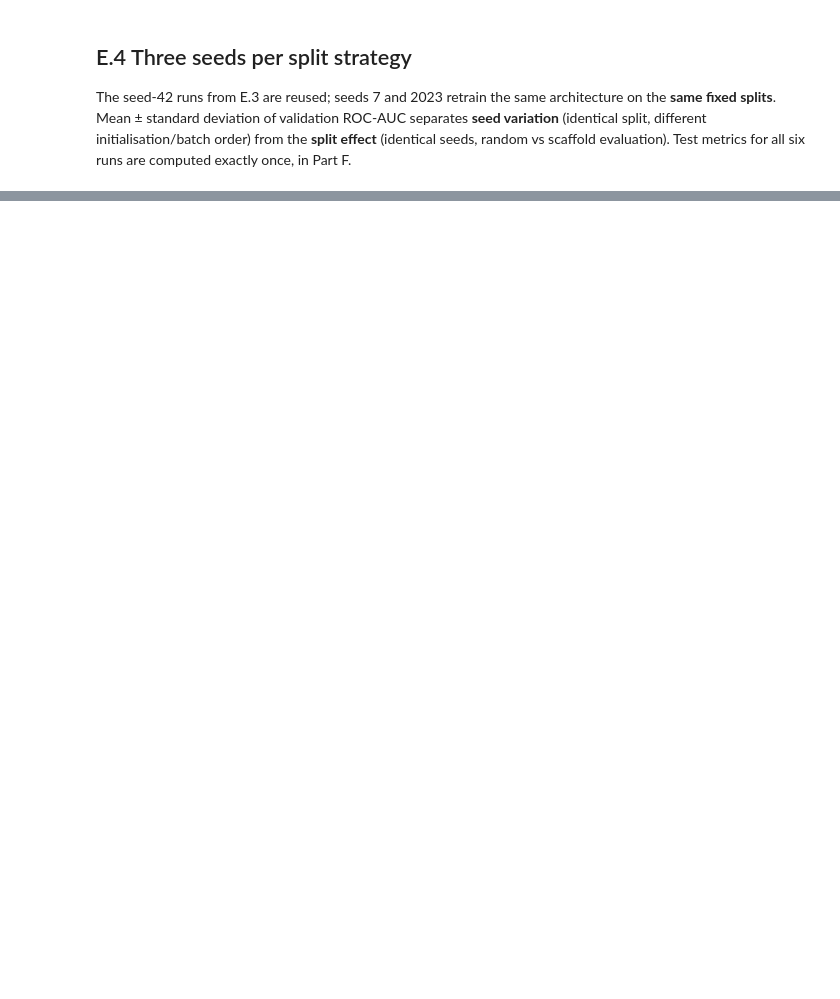
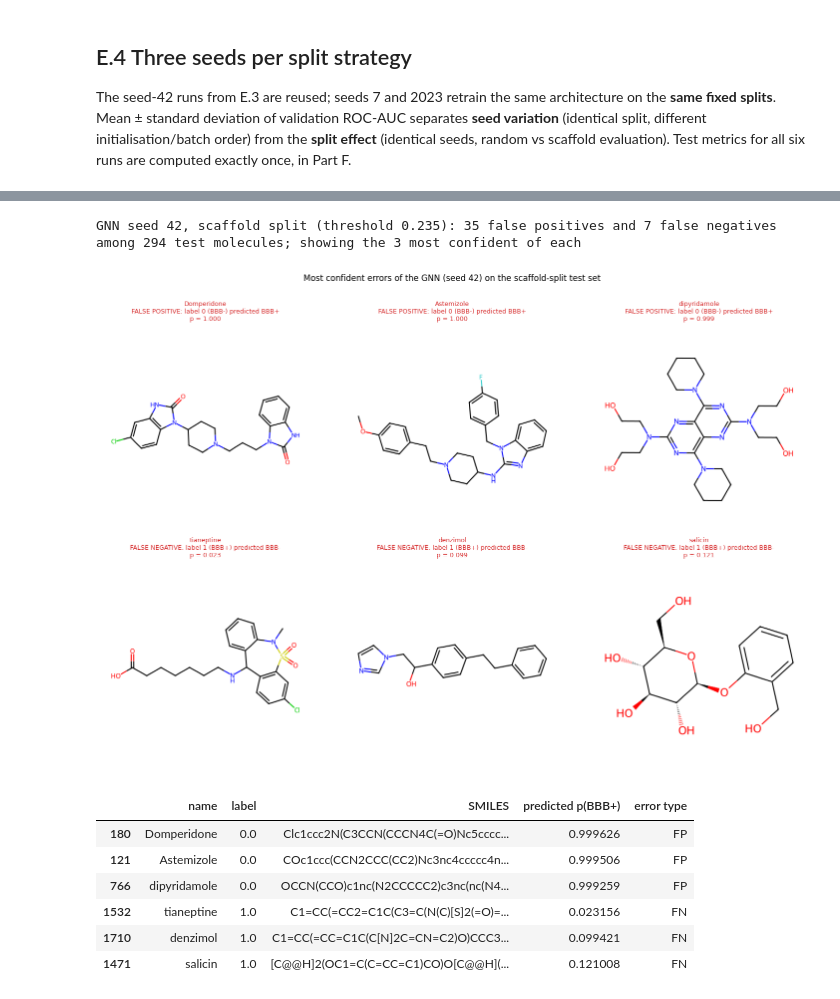
Before and after one commit to faizr206/Assignment3_MedicalImaging, a Jupyter notebook: Assignment3_Faiz.ipynb, the cells around one changed output, grey strips where cells are left out. Saved outputs shown, nothing was run; the diff lists cells and outputs as text; code cells hidden in the pictures; blank space fills up the shorter version.

```diff
--- a/Assignment3_Faiz.ipynb
+++ b/Assignment3_Faiz.ipynb
@@ -1346,0 +1509,16 @@ advantage is consistent across seeds on both splits — on validation data.
+# %%
+METRICS = ["ROC-AUC", "PR-AUC", "accuracy", "sensitivity", "specificity", "F1"]
+rows = []
+for e in test_evals:
+    rows.append({"model": e["model"], "split": e["split"], "seed": e["seed"],
+                 "threshold": f"{e['threshold']:.3f}",
+                 **{m: f"{e[m]:.3f}" for m in METRICS}})
+for strategy in ("random", "scaffold"):
+    gnn = [e for e in test_evals if e["split"] == strategy and e["model"] == "GINE GNN"]
+    rows.append({"model": "GINE GNN", "split": strategy, "seed": "mean ± std",
+                 "threshold": f"{np.mean([e['threshold'] for e in gnn]):.3f} ± "
+                              f"{np.std([e['threshold'] for e in gnn]):.3f}",
+                 **{m: f"{np.mean([e[m] for e in gnn]):.3f} ± {np.std([e[m] for e in gnn]):.3f}"
+                     for m in METRICS}})
+comparison_table = pd.DataFrame(rows)
+display(comparison_table)
@@ -1346,0 +1577,49 @@ advantage is consistent across seeds on both splits — on validation data.
+# %%
+ERR_STRATEGY, ERR_SEED = "scaffold", 42
+err  = next(e for e in test_evals
+            if e["model"] == "GINE GNN" and e["split"] == ERR_STRATEGY and e["seed"] == ERR_SEED)
+te, y_te, p_te, thr = splits[ERR_STRATEGY]["test"], err["y"], err["probs"], err["threshold"]
+pred = (p_te >= thr).astype(int)
+pos_of = {int(m): k for k, m in enumerate(te)}          # molecule row -> position in the test arrays
+
+fp_idx = te[(y_te == 0) & (pred == 1)]                  # false positives: BBB- predicted BBB+
+fn_idx = te[(y_te == 1) & (pred == 0)]                  # false negatives: BBB+ predicted BBB-
+fp_show = fp_idx[np.argsort(-p_te[(y_te == 0) & (pred == 1)])[:3]]
+fn_show = fn_idx[np.argsort( p_te[(y_te == 1) & (pred == 0)])[:3]]
+print(f"GNN seed {ERR_SEED}, {ERR_STRATEGY} split (threshold {thr:.3f}): {len(fp_idx)} false positives and "
+      f"{len(fn_idx)} false negatives among {len(te)} test molecules; showing the 3 most confident of each")
+
+def draw_error(ax, i, kind):
+    row = clean_df.loc[i]
+    p = p_te[pos_of[i]]
+    ax.imshow(Draw.MolToImage(Chem.MolFromSmiles(row["smiles"]), size=(400, 400)))
+    ax.axis("off")
+    if kind == "FP":
+        ax.set_title(f"{row['name']}\nFALSE POSITIVE: label 0 (BBB-) predicted BBB+\np = {p:.3f}",
+                     fontsize=9, color="tab:red")
+    else:
+        ax.set_title(f"{row['name']}\nFALSE NEGATIVE: label 1 (BBB+) predicted BBB-\np = {p:.3f}",
+                     fontsize=9, color="tab:red")
+
+fig, axes = plt.subplots(2, 3, figsize=(15, 10))
+for ax, i in zip(axes[0], fp_show): draw_error(ax, i, "FP")
+for ax, i in zip(axes[1], fn_show): draw_error(ax, i, "FN")
+fig.suptitle("Most confident errors of the GNN (seed 42) on the scaffold-split test set", y=1.01)
+plt.tight_layout(); plt.show()
+
+error_table = clean_df.loc[list(fp_show) + list(fn_show),
+                           ["name", "y", "smiles"]].assign(
+    predicted_p=[p_te[pos_of[i]] for i in list(fp_show) + list(fn_show)],
+    error_type=["FP"] * 3 + ["FN"] * 3).set_axis(
+    ["name", "label", "SMILES", "predicted p(BBB+)", "error type"], axis=1)
+display(error_table)
+# %% [output]
+GNN seed 42, scaffold split (threshold 0.235): 35 false positives and 7 false negatives among 294 test molecules; showing the 3 most confident of each
+[figure, added]
+|  | name | label | SMILES | predicted p(BBB+) | error type |
+| 180 | Domperidone | 0.0 | Clc1ccc2N(C3CCN(CCCN4C(=O)Nc5cccc... | 0.999626 | FP |
+| 121 | Astemizole | 0.0 | COc1ccc(CCN2CCC(CC2)Nc3nc4ccccc4n... | 0.999506 | FP |
+| 766 | dipyridamole | 0.0 | OCCN(CCO)c1nc(N2CCCCC2)c3nc(nc(N4... | 0.999259 | FP |
+| 1532 | tianeptine | 1.0 | C1=CC(=CC2=C1C(C3=C(N(C)[S]2(=O)=... | 0.023156 | FN |
+| 1710 | denzimol | 1.0 | C1=CC(=CC=C1C(C[N]2C=CN=C2)O)CCC3... | 0.099421 | FN |
+| 1471 | salicin | 1.0 | [C@@H]2(OC1=C(C=CC=C1)CO)O[C@@H](... | 0.121008 | FN |
```
Also changed, not shown: parts of 20 cells of this notebook.
